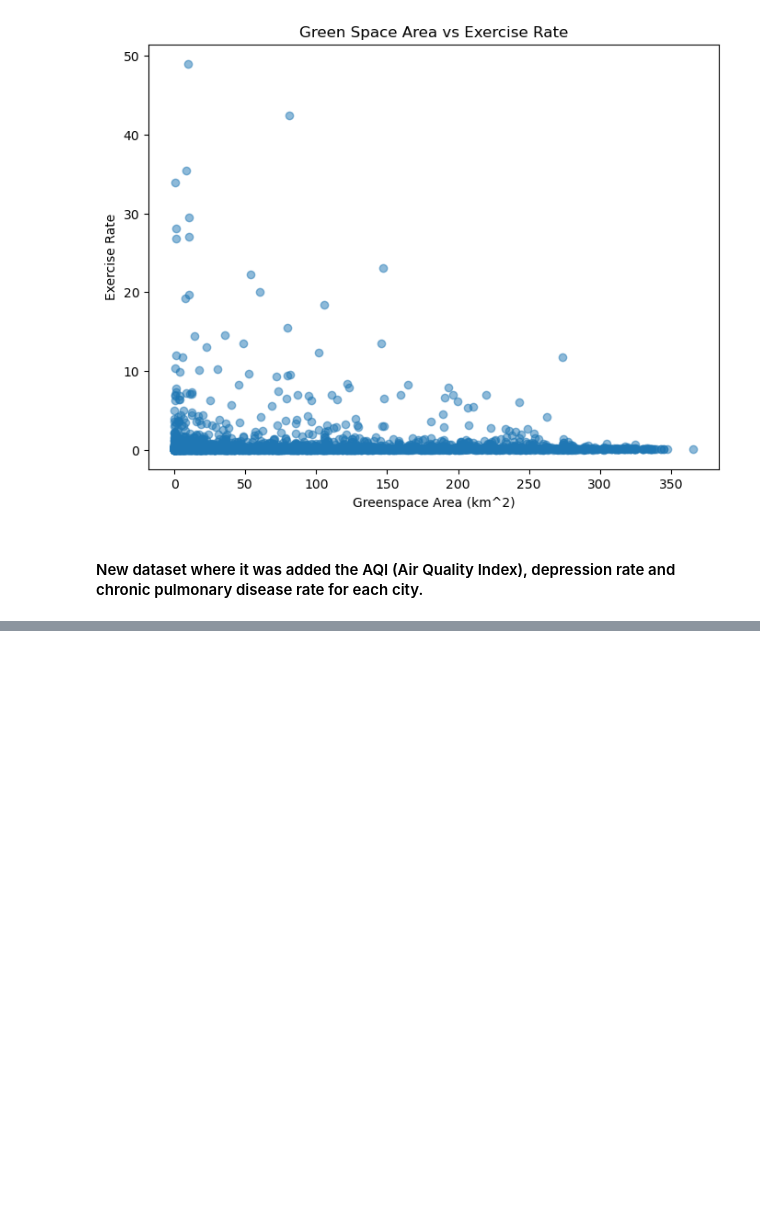
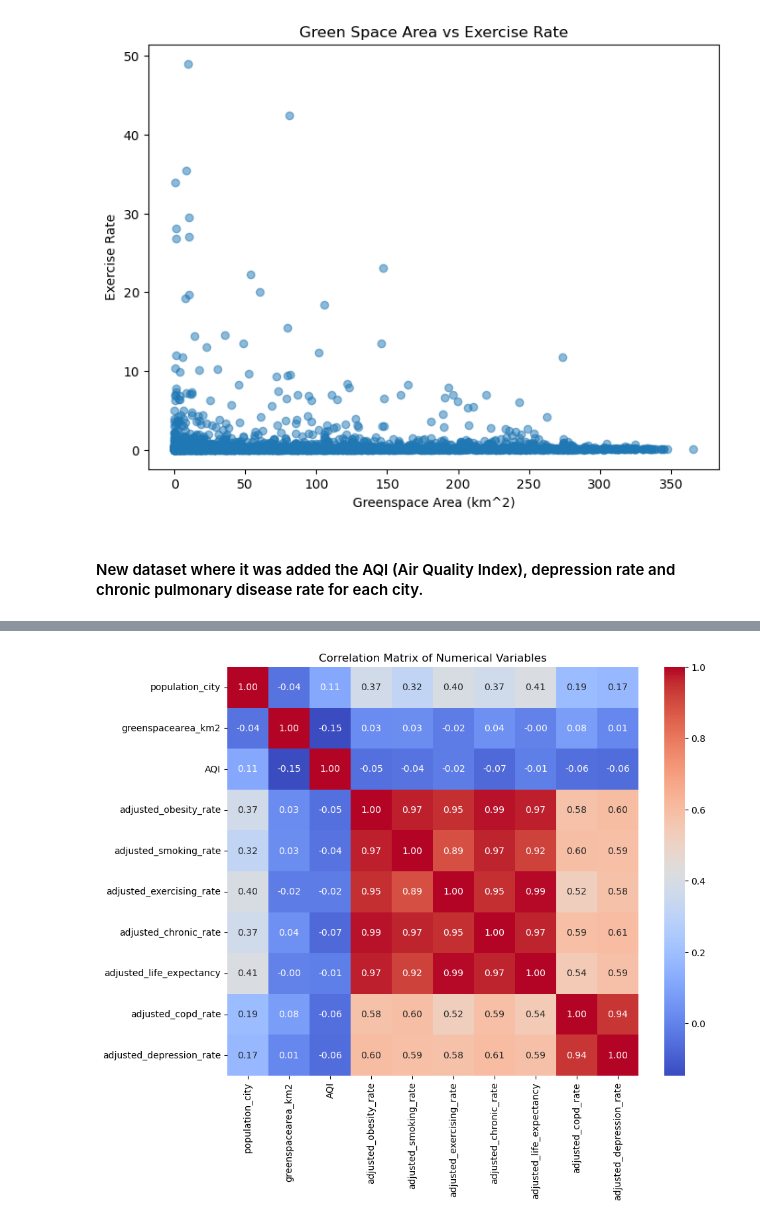
Before and after one commit to AlexRibeiro95/Environmental_factors_on_Public_health, a Jupyter notebook: notebooks/eda(2).ipynb, the cells around one changed output, grey strips where cells are left out. Cells and saved outputs as stored; diff of their text form; code cells hidden in the pictures; blank space fills up the shorter version.

```diff
--- a/notebooks/eda(2).ipynb
+++ b/notebooks/eda(2).ipynb
@@ -233,0 +583,15 @@ plt.show()
+# %%
+# Focus just on relevant variables
+
+# Filter the dataset to keep only the selected columns
+
+selected_columns = [
+    'city', 'country', 'population_city', 'greenspacearea_km2', 'AQI',
+    'adjusted_obesity_rate', 'adjusted_smoking_rate', 'adjusted_exercising_rate',
+    'adjusted_chronic_rate', 'adjusted_life_expectancy', 'adjusted_copd_rate',
+    'adjusted_depression_rate'
+]
+
+df_filtered = df_cleaned[selected_columns]
+
+df_filtered.head()
@@ -233,0 +605,19 @@ plt.show()
+# %%
+numerical_columns = [
+    'population_city', 'greenspacearea_km2', 'AQI', 'adjusted_obesity_rate',
+      'adjusted_smoking_rate', 'adjusted_exercising_rate', 'adjusted_chronic_rate',
+        'adjusted_life_expectancy', 'adjusted_copd_rate', 'adjusted_depression_rate'
+]
+
+# Calculate the correlation matrix
+
+corr_matrix = df_filtered[numerical_columns].corr()
+
+# Plot a heatmap of the correlation matrix
+
+plt.figure(figsize=(10, 8))
+sns.heatmap(corr_matrix, annot=True, cmap='coolwarm', fmt='.2f')
+plt.title('Correlation Matrix of Numerical Variables')
+plt.show()
+# %% [output]
+[figure, added]
```
Also changed, not shown: parts of 17 cells of this notebook, 1 other file.
